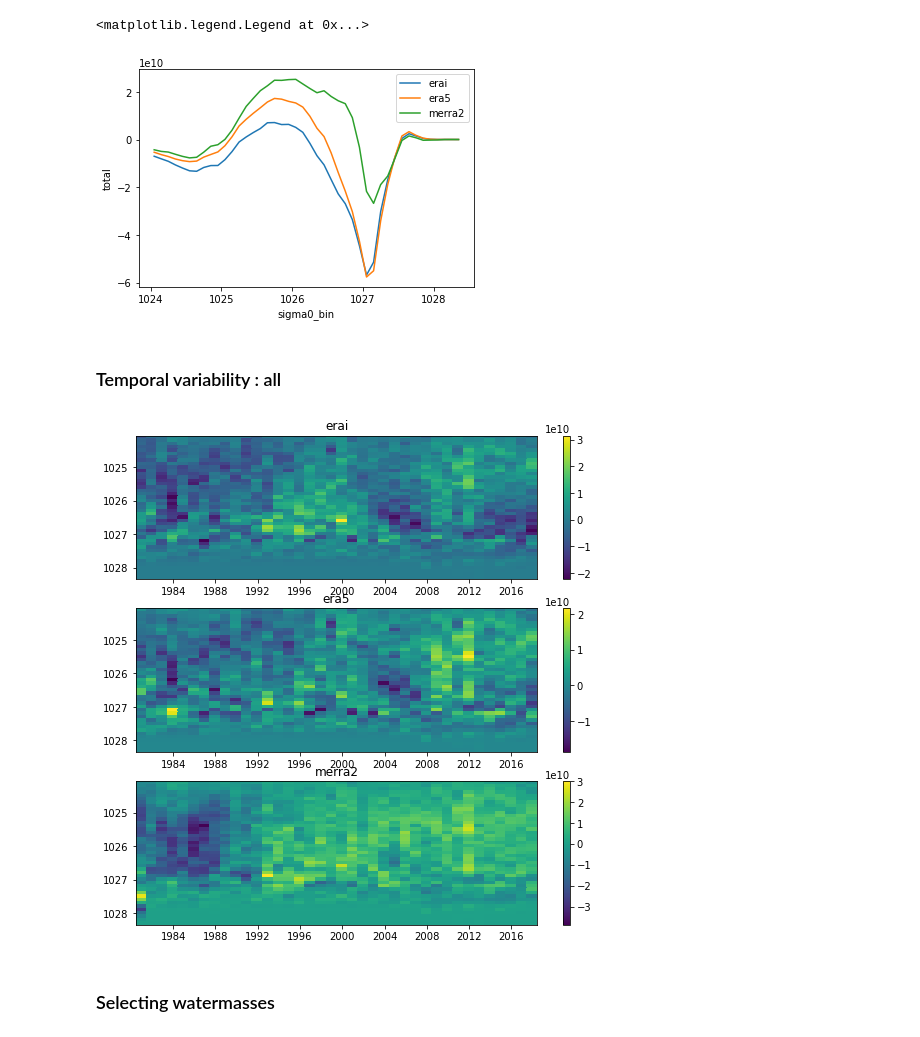
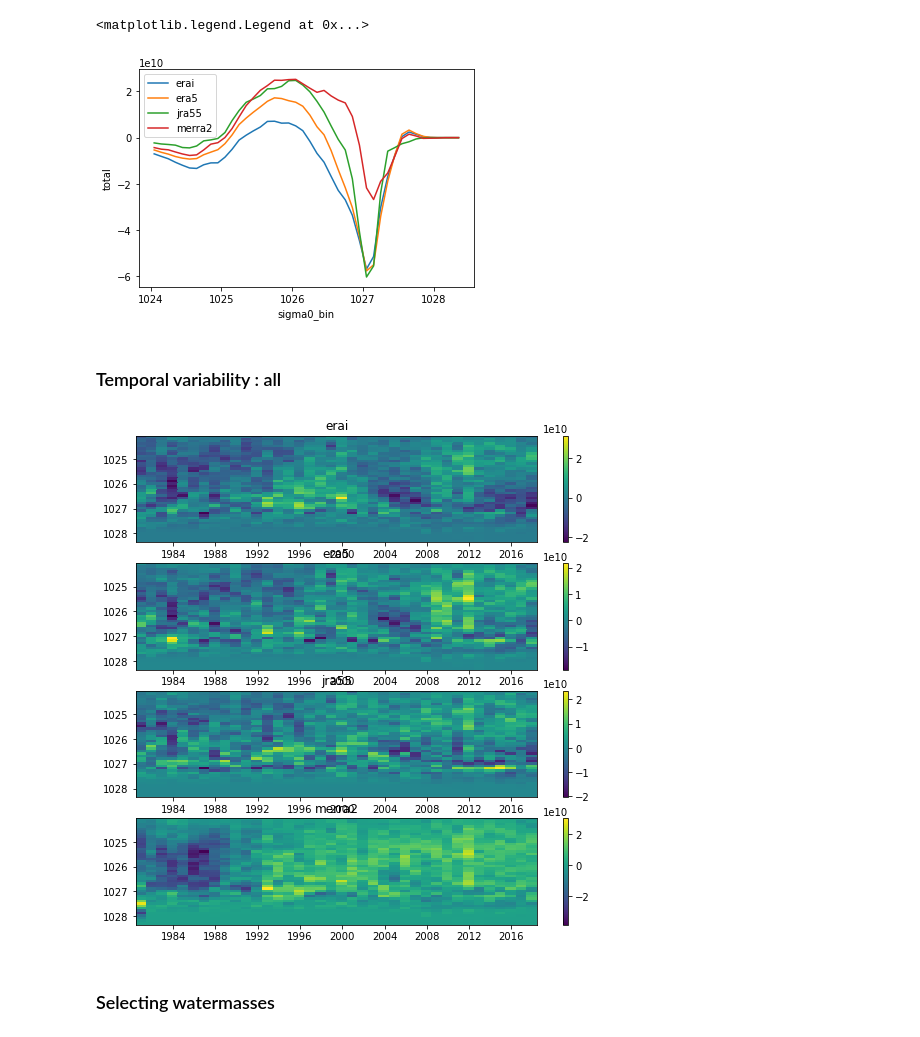
Before and after one commit to gmacgilchrist/so_decadal_variability, a Jupyter notebook: notebooks/reanalyses/draw_timeseries.ipynb, the cells around one changed output. Cells and saved outputs as stored; diff of their text form; code cells hidden in the pictures.

```diff
--- a/notebooks/reanalyses/draw_timeseries.ipynb
+++ b/notebooks/reanalyses/draw_timeseries.ipynb
@@ -10,17 +10,17 @@ import numpy as np
 # %%
 G = {}
 # Load observational data
-fluxnames=['erai','era5','merra2']
+fluxnames=['erai','era5','jra55','merra2']
 oceanname='en4'
 density = 'sigma0'
 dg = 0.1
 for fluxname in fluxnames:
     G[fluxname] = xr.open_mfdataset('../../data/processed/'+fluxname+'_'+oceanname+'/G.'+density+'.'+str(dg)+'.*.nc')
     G[fluxname]['total'].mean('time').plot(label=fluxname)
 plt.gca().legend()
 # %% [output]
 <matplotlib.legend.Legend at 0x...>
-[figure, old version]
+[figure, new version]
 # %% [markdown]
 ### Temporal variability : all
 # %%
@@ -33,7 +33,7 @@ for i,fn in enumerate(fluxnames):
     ax[i].set_title(fn)
     plt.colorbar(im,ax=ax[i])
 # %% [output]
-[figure, old version]
+[figure, new version]
 # %% [markdown]
 ### Selecting watermasses
 # %%
```
Also changed, not shown: 7 other files.
